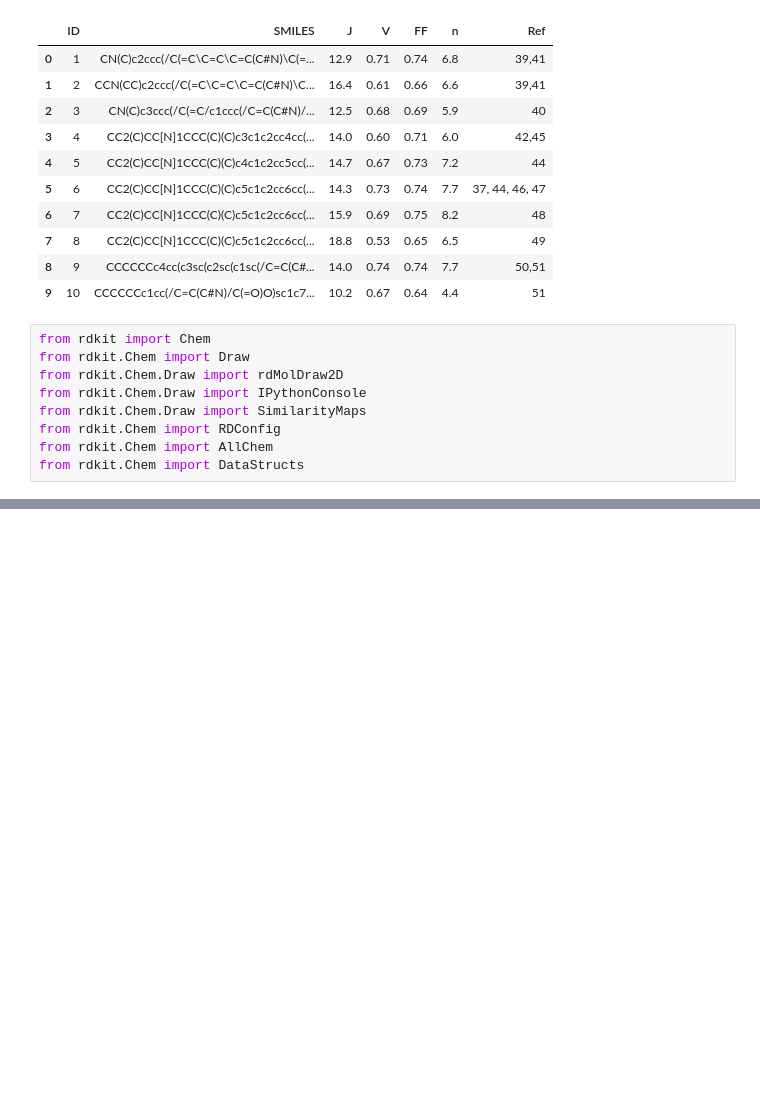
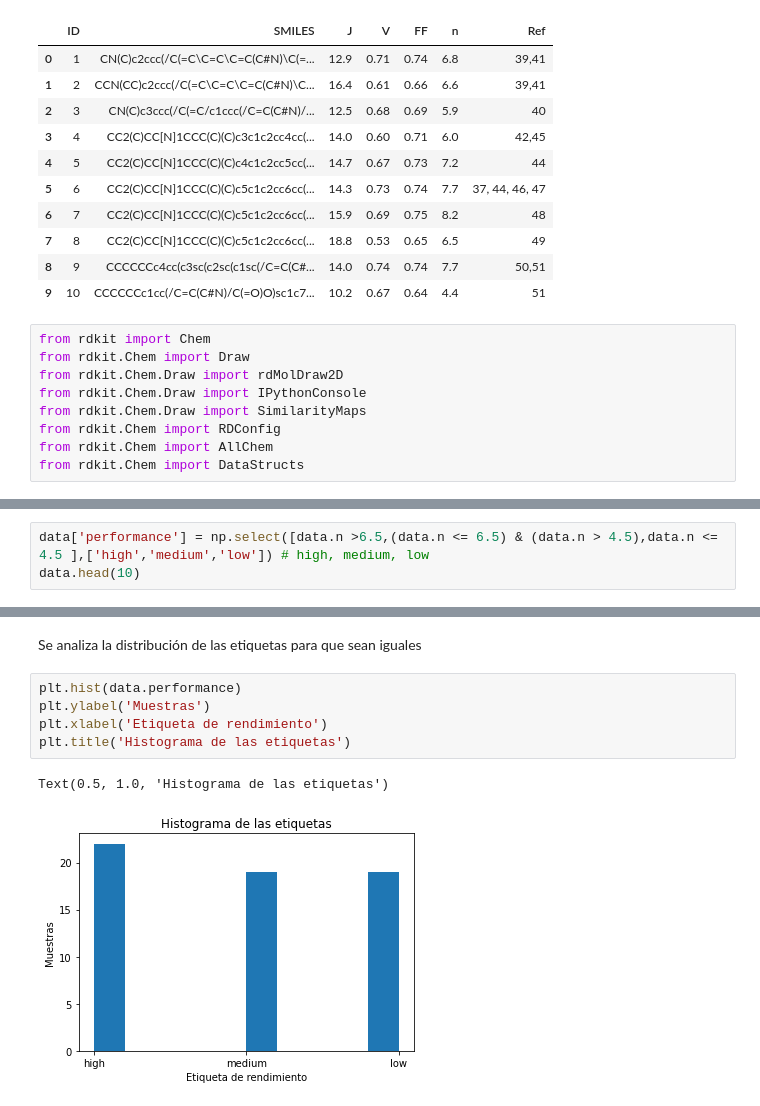
Before and after one commit to danjoshuasg/TESIS_CHEMISTRY, a Jupyter notebook: code/data/data.ipynb, the cells around one changed output, grey strips where cells are left out. Cells and saved outputs as stored; diff of their text form; blank space fills up the shorter version.

```diff
--- a/code/data/data.ipynb
+++ b/code/data/data.ipynb
@@ -58,0 +124,3 @@ Chem.MolFromSmiles(data.SMILES[2])
+# %%
+data['performance'] = np.select([data.n >6.5,(data.n <= 6.5) & (data.n > 4.5),data.n <= 4.5 ],['high','medium','low']) # high, medium, low
+data.head(10)
@@ -58,0 +139,10 @@ Chem.MolFromSmiles(data.SMILES[2])
+# %% [markdown]
+Se analiza la distribución de las etiquetas para que sean iguales
+# %%
+plt.hist(data.performance)
+plt.ylabel('Muestras')
+plt.xlabel('Etiqueta de rendimiento')
+plt.title('Histograma de las etiquetas')
+# %% [output]
+Text(0.5, 1.0, 'Histograma de las etiquetas')
+[figure, added]
```
Also changed, not shown: parts of 26 cells of this notebook, 10 other files.
